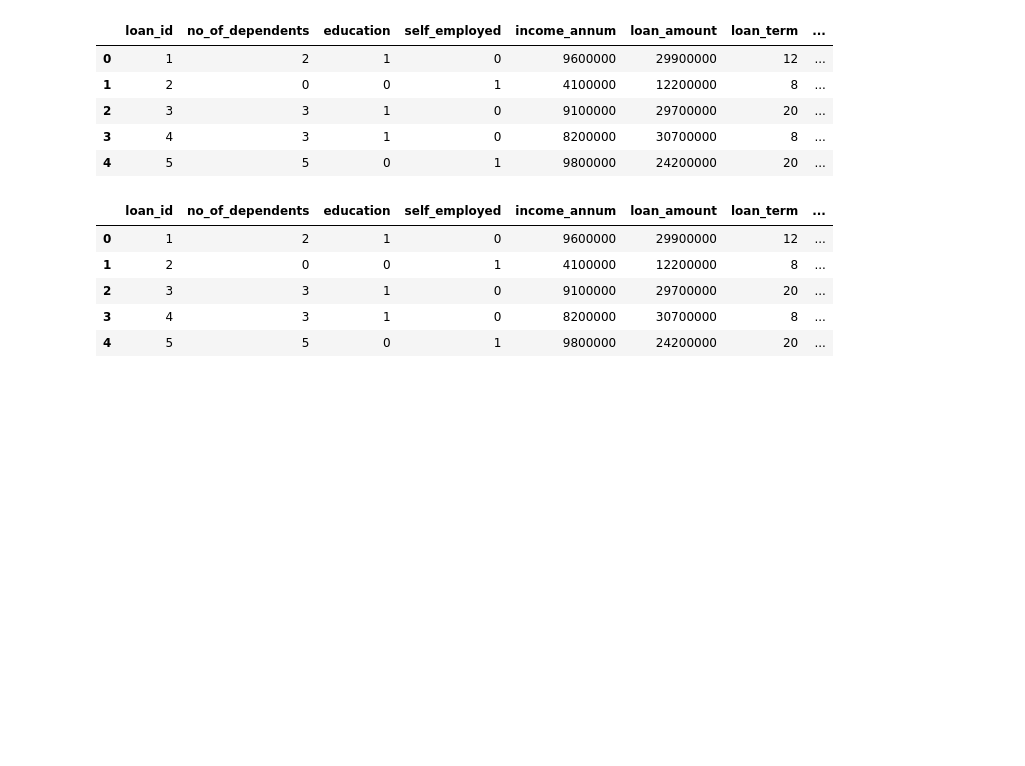
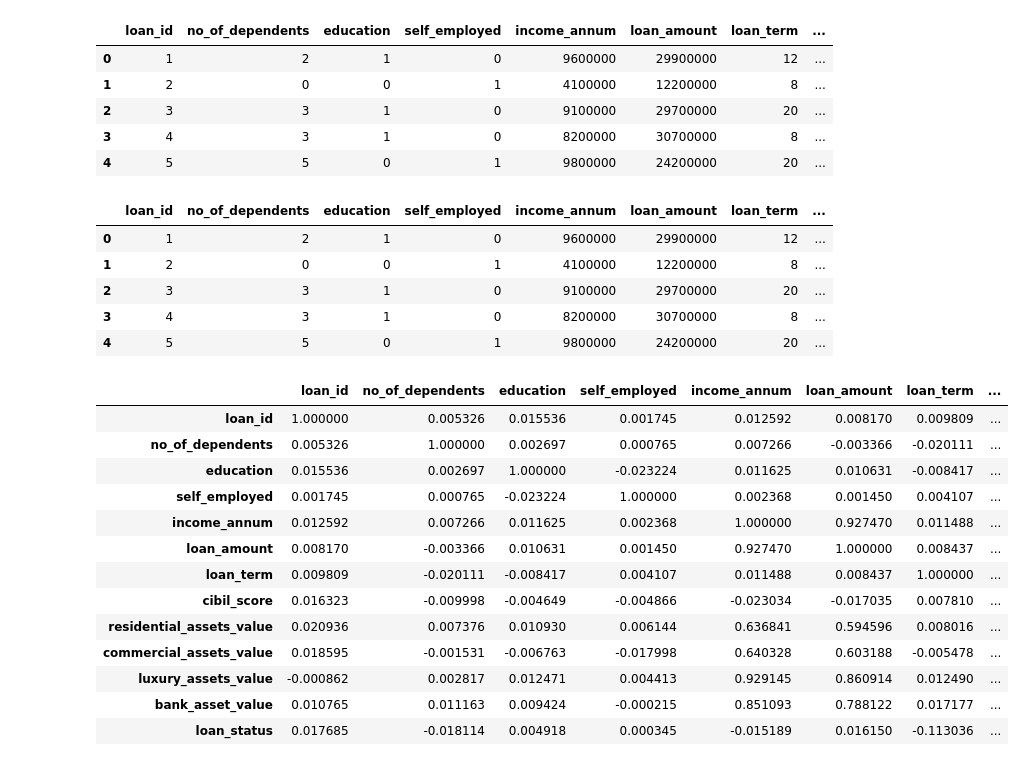
Before and after one commit to manishparihar3618/data-science, a Jupyter notebook: 04_Machine_learning/03_Logistic_Regression/loan_approval.ipynb, the cells around one changed output. Cells and saved outputs as stored; diff of their text form; code cells hidden in the pictures; blank space fills up the shorter version.

```diff
--- a/04_Machine_learning/03_Logistic_Regression/loan_approval.ipynb
+++ b/04_Machine_learning/03_Logistic_Regression/loan_approval.ipynb
@@ -83,3 +83,20 @@ df.head()
 | 2 | 3 | 3 | 1 | 0 | 9100000 | 29700000 | 20 | ... |
 | 3 | 4 | 3 | 1 | 0 | 8200000 | 30700000 | 8 | ... |
 | 4 | 5 | 5 | 0 | 1 | 9800000 | 24200000 | 20 | ... |
+# %%
+df.corr()
+# %% [output]
+|  | loan_id | no_of_dependents | education | self_employed | income_annum | loan_amount | loan_term | ... |
+| loan_id | 1.000000 | 0.005326 | 0.015536 | 0.001745 | 0.012592 | 0.008170 | 0.009809 | ... |
+| no_of_dependents | 0.005326 | 1.000000 | 0.002697 | 0.000765 | 0.007266 | -0.003366 | -0.020111 | ... |
+| education | 0.015536 | 0.002697 | 1.000000 | -0.023224 | 0.011625 | 0.010631 | -0.008417 | ... |
+| self_employed | 0.001745 | 0.000765 | -0.023224 | 1.000000 | 0.002368 | 0.001450 | 0.004107 | ... |
+| income_annum | 0.012592 | 0.007266 | 0.011625 | 0.002368 | 1.000000 | 0.927470 | 0.011488 | ... |
+| loan_amount | 0.008170 | -0.003366 | 0.010631 | 0.001450 | 0.927470 | 1.000000 | 0.008437 | ... |
+| loan_term | 0.009809 | -0.020111 | -0.008417 | 0.004107 | 0.011488 | 0.008437 | 1.000000 | ... |
+| cibil_score | 0.016323 | -0.009998 | -0.004649 | -0.004866 | -0.023034 | -0.017035 | 0.007810 | ... |
+| residential_assets_value | 0.020936 | 0.007376 | 0.010930 | 0.006144 | 0.636841 | 0.594596 | 0.008016 | ... |
+| commercial_assets_value | 0.018595 | -0.001531 | -0.006763 | -0.017998 | 0.640328 | 0.603188 | -0.005478 | ... |
+| luxury_assets_value | -0.000862 | 0.002817 | 0.012471 | 0.004413 | 0.929145 | 0.860914 | 0.012490 | ... |
+| bank_asset_value | 0.010765 | 0.011163 | 0.009424 | -0.000215 | 0.851093 | 0.788122 | 0.017177 | ... |
+| loan_status | 0.017685 | -0.018114 | 0.004918 | 0.000345 | -0.015189 | 0.016150 | -0.113036 | ... |
```
Also changed, not shown: parts of 18 cells of this notebook.
